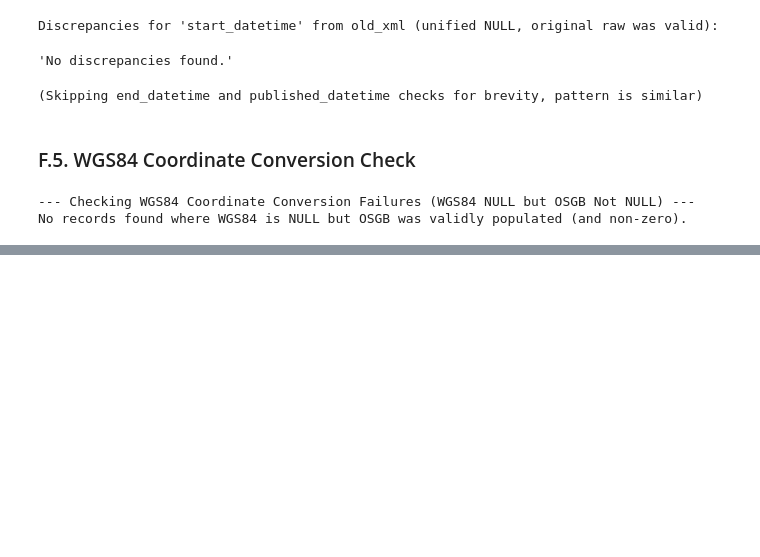
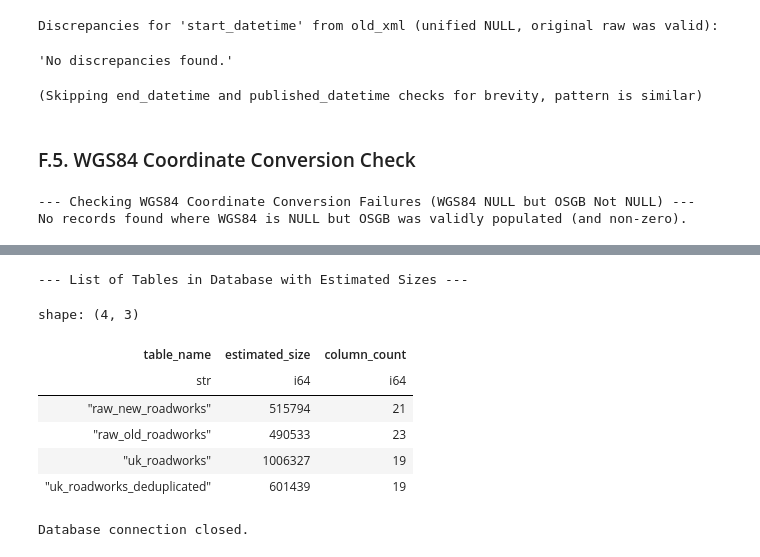
Before and after one commit to FlorisRX/UK_roadworks_XML_pipeline, a Jupyter notebook: XML-SQL_loader.ipynb, the cells around one changed output, grey strips where cells are left out. Drawn from its saved outputs; the diff is of its cells as text; code cells hidden in the pictures; blank space fills up the shorter version.

```diff
--- a/XML-SQL_loader.ipynb
+++ b/XML-SQL_loader.ipynb
@@ -732,4 +1212,36 @@ No records found where WGS84 is NULL but OSGB was validly populated (and non-zer
+# %%
+# Show all tables + their estimated sizes
+con = duckdb.connect(database=DUCKDB_FILE, read_only=True)
+print("\n--- List of Tables in Database with Estimated Sizes ---")
+
+# Query to get table names and their estimated sizes from duckdb_tables()
+tables_info_query = """
+SELECT table_name, estimated_size, column_count
+FROM duckdb_tables()
+WHERE schema_name = 'main' -- 'main' is the default schema
+ORDER BY table_name;
+"""
+tables_df = run_query_df(con, tables_info_query)
+
+if tables_df is not None and not tables_df.is_empty():
+    display(tables_df)
+elif tables_df is not None and tables_df.is_empty():
+    print("No tables found in the 'main' schema.")
+else:
+    print("Could not retrieve table information from duckdb_tables().")
+con.close()
+# %% [output]
+--- List of Tables in Database with Estimated Sizes ---
+shape: (4, 3)
+| table_name | estimated_size | column_count |
+| str | i64 | i64 |
+| "raw_new_roadworks" | 515794 | 21 |
+| "raw_old_roadworks" | 490533 | 23 |
+| "uk_roadworks" | 1006327 | 19 |
+| "uk_roadworks_deduplicated" | 601439 | 19 |
 # %%
 if con:
     con.close()
     print("Database connection closed.")
+# %% [output]
+Database connection closed.
```
Also changed, not shown: parts of 17 cells of this notebook.
